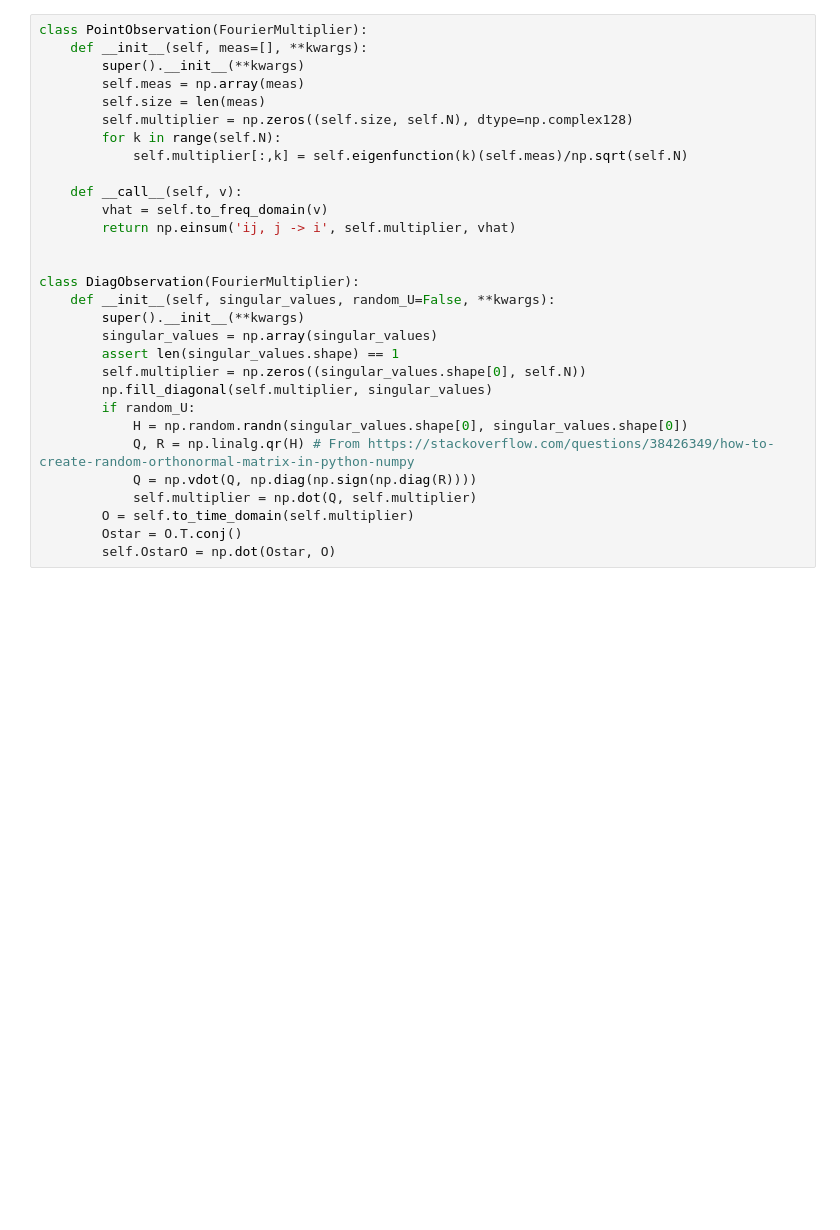
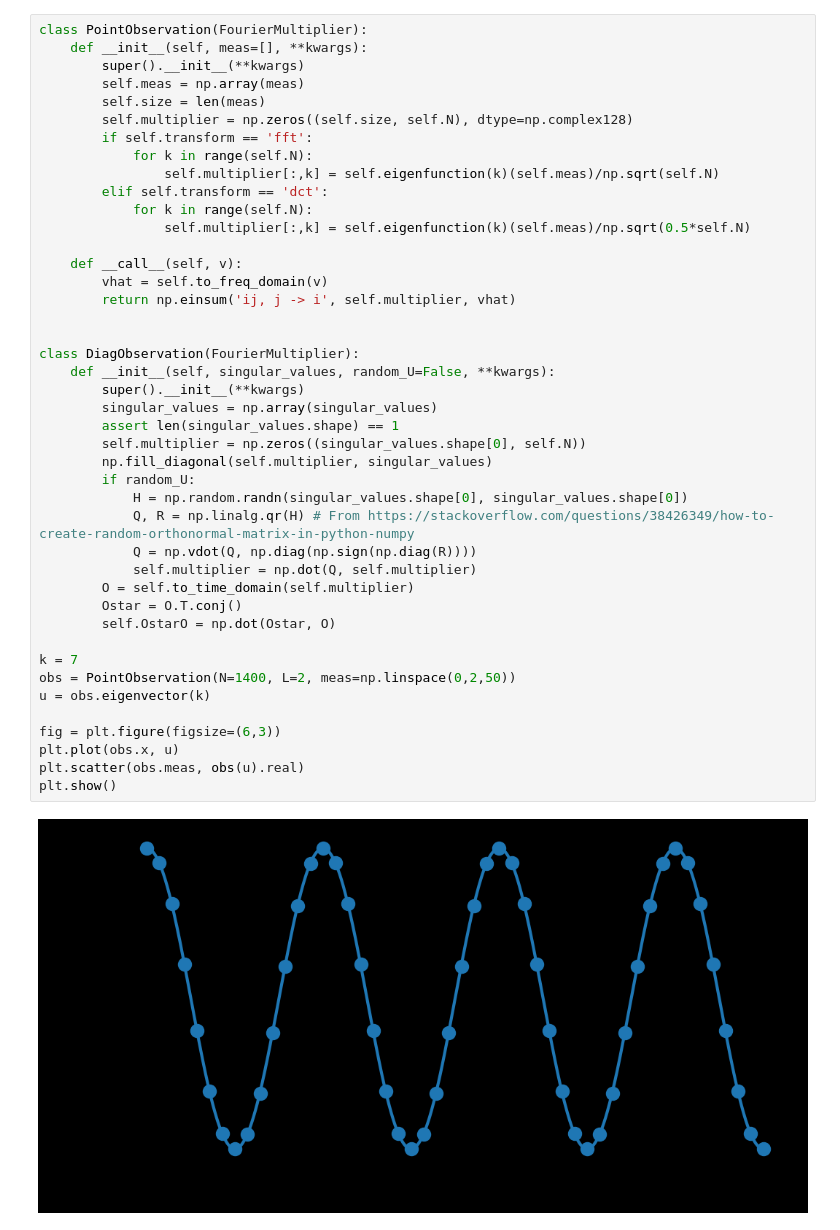
Before and after one commit to yairdaon/OED, a Jupyter notebook: heat.ipynb, the cells around one changed output. Saved outputs shown, nothing was run; the diff lists cells and outputs as text; blank space fills up the shorter version.

```diff
--- a/heat.ipynb
+++ b/heat.ipynb
@@ -145,31 +147,46 @@ class Prior(FourierMultiplier): ## Actually, negative Laplacian
 # %%
 class PointObservation(FourierMultiplier):
     def __init__(self, meas=[], **kwargs):
         super().__init__(**kwargs)
         self.meas = np.array(meas)
         self.size = len(meas)
         self.multiplier = np.zeros((self.size, self.N), dtype=np.complex128)
-        for k in range(self.N):
-            self.multiplier[:,k] = self.eigenfunction(k)(self.meas)/np.sqrt(self.N)
+        if self.transform == 'fft':
+            for k in range(self.N):
+                self.multiplier[:,k] = self.eigenfunction(k)(self.meas)/np.sqrt(self.N)
+        elif self.transform == 'dct':
+            for k in range(self.N):
+                self.multiplier[:,k] = self.eigenfunction(k)(self.meas)/np.sqrt(0.5*self.N)
 
     def __call__(self, v):
         vhat = self.to_freq_domain(v)
         return np.einsum('ij, j -> i', self.multiplier, vhat)
 
 
 class DiagObservation(FourierMultiplier):
     def __init__(self, singular_values, random_U=False, **kwargs):
         super().__init__(**kwargs)
         singular_values = np.array(singular_values)
         assert len(singular_values.shape) == 1
         self.multiplier = np.zeros((singular_values.shape[0], self.N))
         np.fill_diagonal(self.multiplier, singular_values)
         if random_U:
             H = np.random.randn(singular_values.shape[0], singular_values.shape[0])
             Q, R = np.linalg.qr(H) # From https://stackoverflow.com/questions/38426349/how-to-create-random-orthonormal-matrix-in-python-numpy
             Q = np.vdot(Q, np.diag(np.sign(np.diag(R))))
             self.multiplier = np.dot(Q, self.multiplier)
         O = self.to_time_domain(self.multiplier)
         Ostar = O.T.conj()
         self.OstarO = np.dot(Ostar, O)
+
+k = 7
+obs = PointObservation(N=1400, L=2, meas=np.linspace(0,2,50))
+u = obs.eigenvector(k)
+
+fig = plt.figure(figsize=(6,3))
+plt.plot(obs.x, u)
+plt.scatter(obs.meas, obs(u).real)
+plt.show()
+# %% [output]
+[figure, added]
 # %%
```
Also changed, not shown: parts of 15 cells of this notebook, 12 other files.
